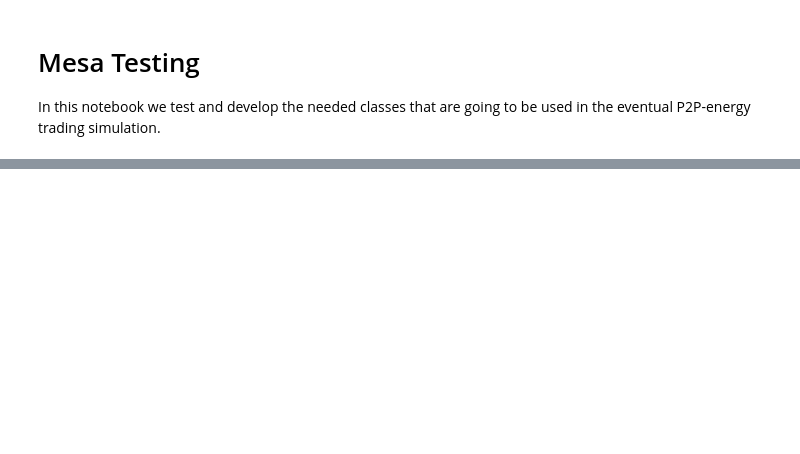
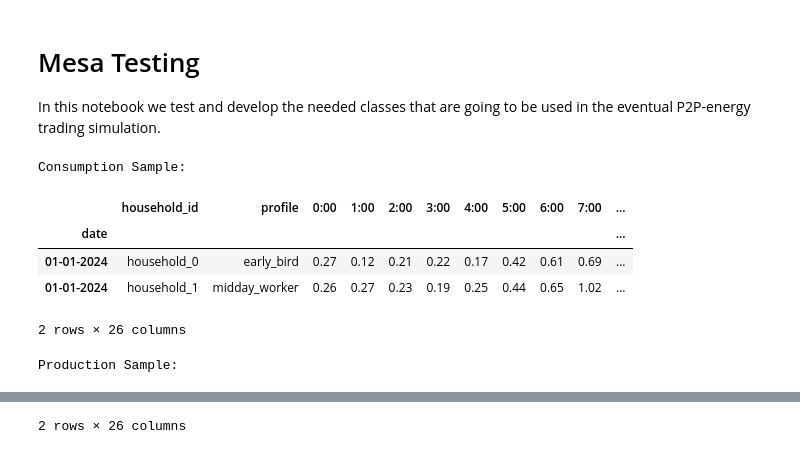
Before and after one commit to BJHeemskerk/P2P-microgrid-simulation, a Jupyter notebook: Mesa_Testing.ipynb, the cells around one changed output, grey strips where cells are left out. Cells and saved outputs as stored; diff of their text form; code cells hidden in the pictures; blank space fills up the shorter version.

```diff
--- a/Mesa_Testing.ipynb
+++ b/Mesa_Testing.ipynb
@@ -250,0 +126,79 @@ class NewGrid(mesa.Model):
+# %%
+import pandas as pd
+import numpy as np
+
+# Constants
+num_households = 30
+days = pd.date_range(start='2024-01-01', end='2024-02-28', freq='D')
+formatted_days = days.strftime('%d-%m-%Y')
+hours = [f"{h}:00" for h in range(24)]
+
+# Profiles for tracking behavior (not used in consumption generation for now)
+profiles = ['early_bird', 'night_owl', 'midday_worker', 'morning_person']
+profile_probs = [0.3, 0.3, 0.2, 0.2]
+
+household_ids = [f"household_{i}" for i in range(num_households)]
+household_profiles = np.random.choice(profiles, num_households, p=profile_probs)
+
+# Base hourly consumption profile (normalized to ~12 kWh/day total)
+def realistic_consumption_pattern():
+    base = np.array([
+        0.2, 0.15, 0.15, 0.15, 0.2,  # 0:00–4:00
+        0.4, 0.6, 0.8, 0.6,  # 5:00–8:00 (morning)
+        0.4, 0.3, 0.3, 0.4, 0.4, 0.3,  # 9:00–14:00
+        0.4, 0.6, 1.0, 0.9, 0.8, 0.6,  # 15:00–20:00 (evening)
+        0.4, 0.3, 0.2  # 21:00–23:00
+    ])
+    noise = np.random.normal(0, 0.05, size=24)
+    profile = base + noise
+    profile = np.clip(profile, 0.1, None)
+    profile *= np.random.uniform(10, 15) / profile.sum()
+    return np.round(profile, 2)
+
+# Base solar production profile (per m²)
+def realistic_production_pattern(solar_area):
+    production = []
+    for h in range(24):
+        if 6 <= h <= 17:
+            solar_multiplier = max(0, np.sin((np.pi / 12) * (h - 6)))  # curve from 0 to 1 back to 0
+            cloud_factor = np.random.uniform(0.6, 1.0)
+            prod = solar_area * solar_multiplier * cloud_factor * 0.2  # 0.2 is efficiency constant
+        else:
+            prod = 0
+        production.append(round(prod, 2))
+    return production
+
+# Generate Data
+consumption_records = []
+production_records = []
+
+for date_str in formatted_days:
+    for household_id, profile in zip(household_ids, household_profiles):
+        # Random solar panel area
+        solar_area = np.random.randint(4, 15)  # typical home might have 8–12 m²
+
+        consumption = realistic_consumption_pattern()
+        production = realistic_production_pattern(solar_area)
+
+        consumption_records.append([date_str, household_id, profile] + list(consumption))
+        production_records.append([date_str, household_id, profile] + production)
+
+# Create DataFrames
+columns = ['date', 'household_id', 'profile'] + hours
+
+consumption_df = pd.DataFrame(consumption_records, columns=columns).set_index('date')
+production_df = pd.DataFrame(production_records, columns=columns).set_index('date')
+
+# Preview a sample
+print("Consumption Sample:")
+display(consumption_df.head(2))
+print("\nProduction Sample:")
+display(production_df.head(2))
+# %% [output]
+Consumption Sample:
+|  | household_id | profile | 0:00 | 1:00 | 2:00 | 3:00 | 4:00 | 5:00 | 6:00 | 7:00 | ... |
+| date |  |  |  |  |  |  |  |  |  |  | ... |
+| 01-01-2024 | household_0 | early_bird | 0.27 | 0.12 | 0.21 | 0.22 | 0.17 | 0.42 | 0.61 | 0.69 | ... |
+| 01-01-2024 | household_1 | midday_worker | 0.26 | 0.27 | 0.23 | 0.19 | 0.25 | 0.44 | 0.65 | 1.02 | ... |
+2 rows × 26 columns
+Production Sample:
@@ -250,0 +209 @@ class NewGrid(mesa.Model):
+2 rows × 26 columns
```
Also changed, not shown: parts of 15 cells of this notebook.
